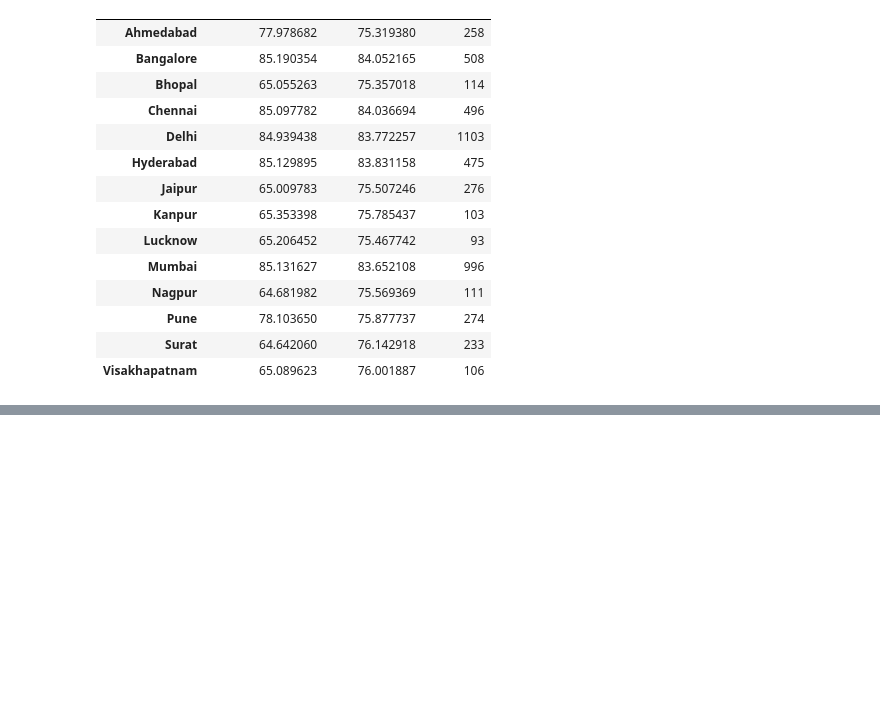
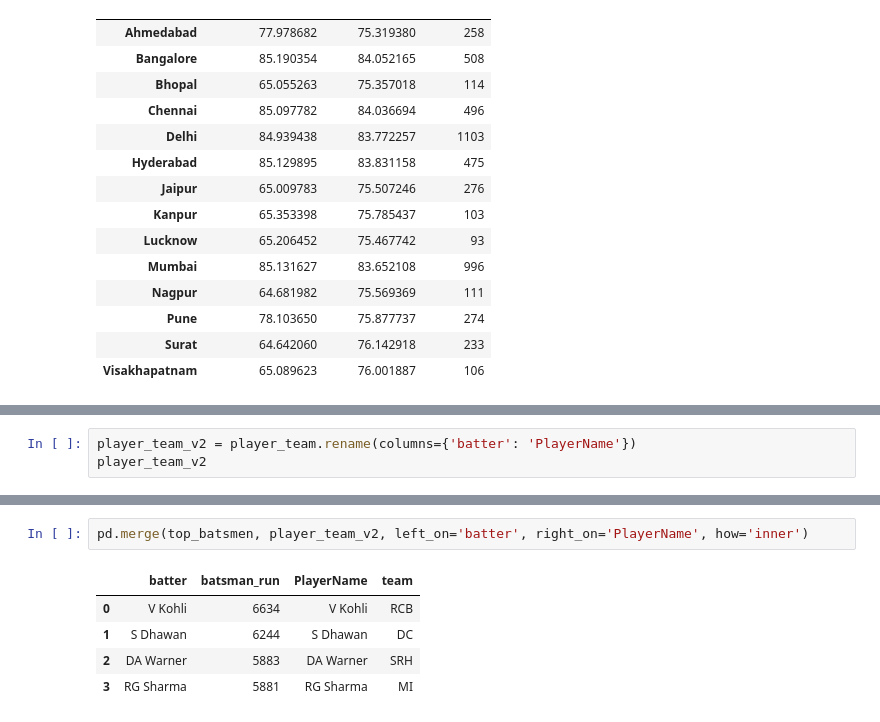
Before and after one commit to rohitmohandas1-prog/Retail---Statistical-Analysis, a Jupyter notebook: lab10.ipynb, the cells around one changed output, grey strips where cells are left out. Saved outputs shown, nothing was run; the diff lists cells and outputs as text; blank space fills up the shorter version.

```diff
--- a/lab10.ipynb
+++ b/lab10.ipynb
@@ -164,0 +242,3 @@ city_performance
+# %%
+player_team_v2 = player_team.rename(columns={'batter': 'PlayerName'})
+player_team_v2
@@ -164,0 +252,8 @@ city_performance
+# %%
+pd.merge(top_batsmen, player_team_v2, left_on='batter', right_on='PlayerName', how='inner')
+# %% [output]
+|  | batter | batsman_run | PlayerName | team |
+| 0 | V Kohli | 6634 | V Kohli | RCB |
+| 1 | S Dhawan | 6244 | S Dhawan | DC |
+| 2 | DA Warner | 5883 | DA Warner | SRH |
+| 3 | RG Sharma | 5881 | RG Sharma | MI |
```
Also changed, not shown: parts of 8 cells of this notebook, 1 other file.
